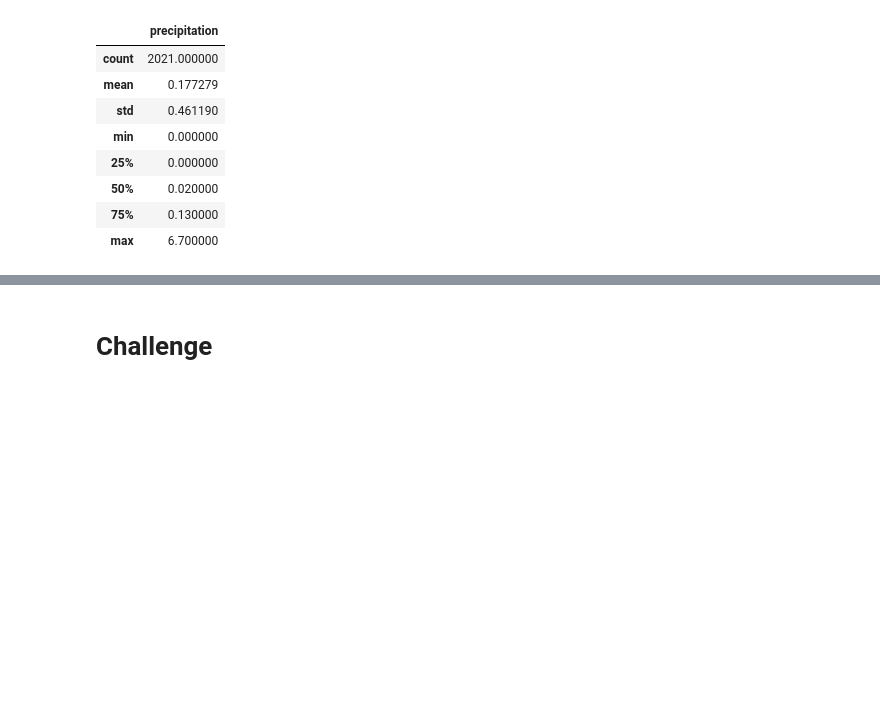
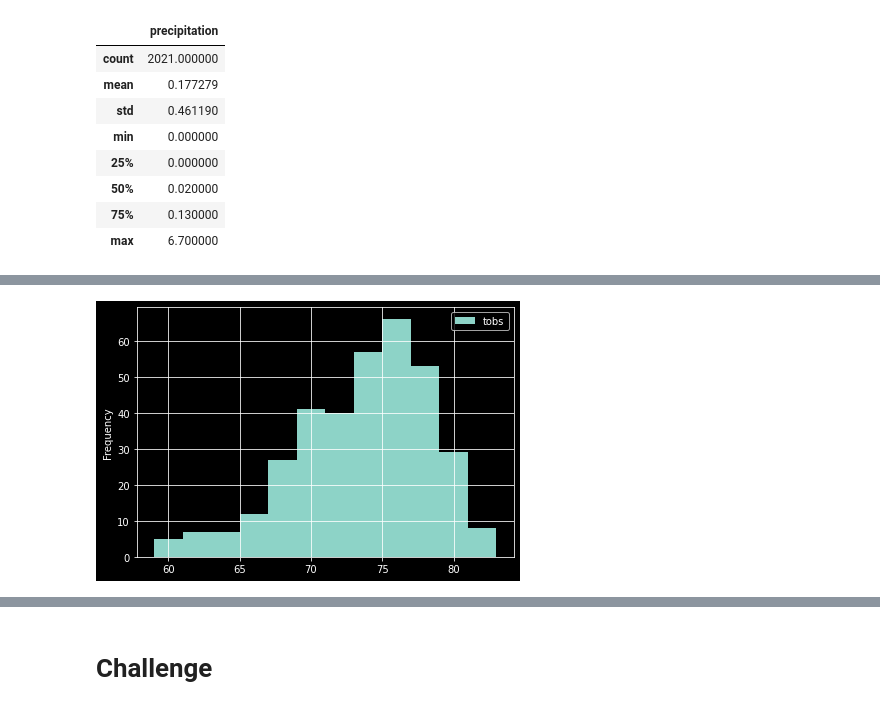
Before and after one commit to mthalken/Surf_Shop_Analysis, a Jupyter notebook: climate_analysis.ipynb, the cells around one changed output, grey strips where cells are left out. Cells and saved outputs as stored; diff of their text form; code cells hidden in the pictures; blank space fills up the shorter version.

```diff
--- a/climate_analysis.ipynb
+++ b/climate_analysis.ipynb
@@ -174,3 +198,10 @@ df.describe()
 # %%
 # Choose the station with the highest number of temperature observations.
 # Query the last 12 months of temperature observation data for this station and plot the results as a histogram
+results = session.query(Measurement.tobs)\
+    .filter(Measurement.station == 'USC00519281')\
+    .filter(Measurement.date >= prev_year)\
+    .all()
+
+df = pd.DataFrame(results, columns=['tobs'])
+print(df)
@@ -176,0 +223,4 @@ df.describe()
+# %%
+#remove the index
+df.set_index(df['tobs'], inplace=True)
+print(df.to_string(index=False))
@@ -176,0 +245,8 @@ df.describe()
+# %%
+#create a plot with 12 bins
+df.plot.hist(bins=12)
+
+plt.grid()
+plt.tight_layout()
+# %% [output]
+[figure, added]
```
Also changed, not shown: parts of 7 cells of this notebook.
